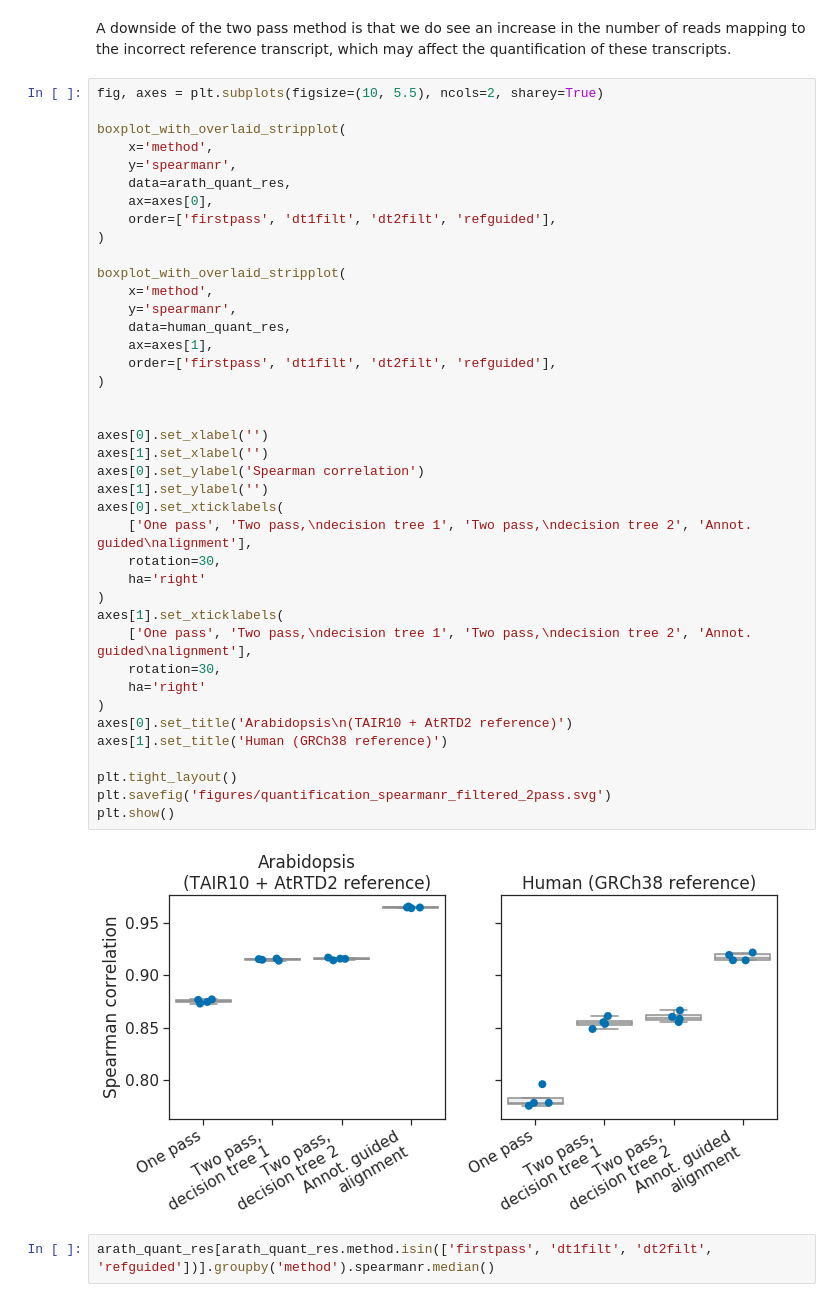
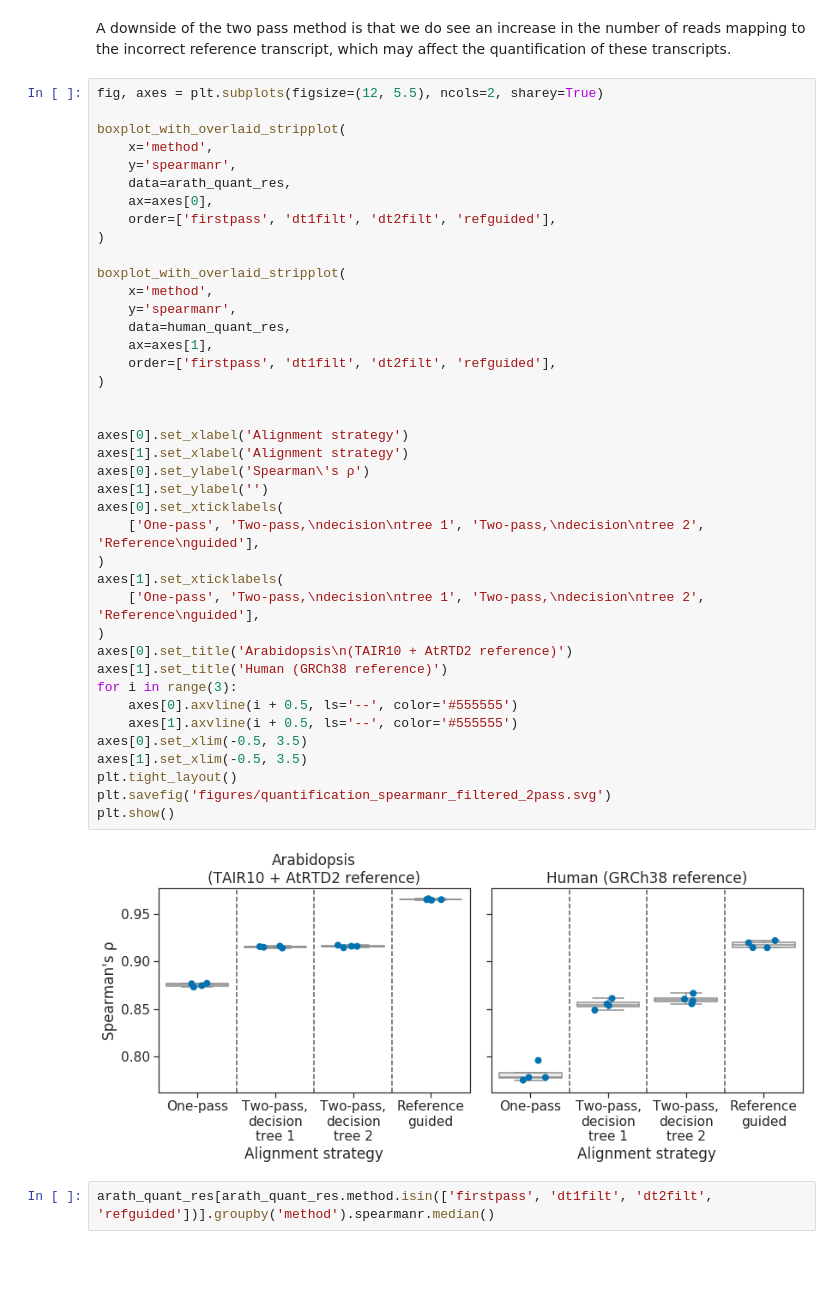
Before and after one commit to bartongroup/two_pass_alignment_pipeline, a Jupyter notebook: notebooks/benchmark_two_pass_alignment.ipynb, the cells around one changed output. Drawn from its saved outputs; the diff is of its cells as text; blank space fills up the shorter version.

```diff
--- a/notebooks/benchmark_two_pass_alignment.ipynb
+++ b/notebooks/benchmark_two_pass_alignment.ipynb
@@ -323,47 +317,47 @@ plt.show()
 # %% [markdown]
 A downside of the two pass method is that we do see an increase in the number of reads mapping to the incorrect reference transcript, which may affect the quantification of these transcripts.
 # %%
-fig, axes = plt.subplots(figsize=(10, 5.5), ncols=2, sharey=True)
+fig, axes = plt.subplots(figsize=(12, 5.5), ncols=2, sharey=True)
 
 boxplot_with_overlaid_stripplot(
     x='method',
     y='spearmanr',
     data=arath_quant_res,
     ax=axes[0],
     order=['firstpass', 'dt1filt', 'dt2filt', 'refguided'],
 )
 
 boxplot_with_overlaid_stripplot(
     x='method',
     y='spearmanr',
     data=human_quant_res,
     ax=axes[1],
     order=['firstpass', 'dt1filt', 'dt2filt', 'refguided'],
 )
 
 
-axes[0].set_xlabel('')
-axes[1].set_xlabel('')
-axes[0].set_ylabel('Spearman correlation')
+axes[0].set_xlabel('Alignment strategy')
+axes[1].set_xlabel('Alignment strategy')
+axes[0].set_ylabel('Spearman\'s ρ')
 axes[1].set_ylabel('')
 axes[0].set_xticklabels(
-    ['One pass', 'Two pass,\ndecision tree 1', 'Two pass,\ndecision tree 2', 'Annot. guided\nalignment'],
-    rotation=30,
-    ha='right'
+    ['One-pass', 'Two-pass,\ndecision\ntree 1', 'Two-pass,\ndecision\ntree 2', 'Reference\nguided'],
 )
 axes[1].set_xticklabels(
-    ['One pass', 'Two pass,\ndecision tree 1', 'Two pass,\ndecision tree 2', 'Annot. guided\nalignment'],
-    rotation=30,
-    ha='right'
+    ['One-pass', 'Two-pass,\ndecision\ntree 1', 'Two-pass,\ndecision\ntree 2', 'Reference\nguided'],
 )
 axes[0].set_title('Arabidopsis\n(TAIR10 + AtRTD2 reference)')
 axes[1].set_title('Human (GRCh38 reference)')
-
+for i in range(3):
+    axes[0].axvline(i + 0.5, ls='--', color='#555555')
+    axes[1].axvline(i + 0.5, ls='--', color='#555555')
+axes[0].set_xlim(-0.5, 3.5)
+axes[1].set_xlim(-0.5, 3.5)
 plt.tight_layout()
 plt.savefig('figures/quantification_spearmanr_filtered_2pass.svg')
 plt.show()
 # %% [output]
-[figure, old version]
+[figure, new version]
 # %%
 arath_quant_res[arath_quant_res.method.isin(['firstpass', 'dt1filt', 'dt2filt', 'refguided'])].groupby('method').spearmanr.median()
 # %% [output]
```
Also changed, not shown: parts of 8 cells of this notebook, 17 other files.
